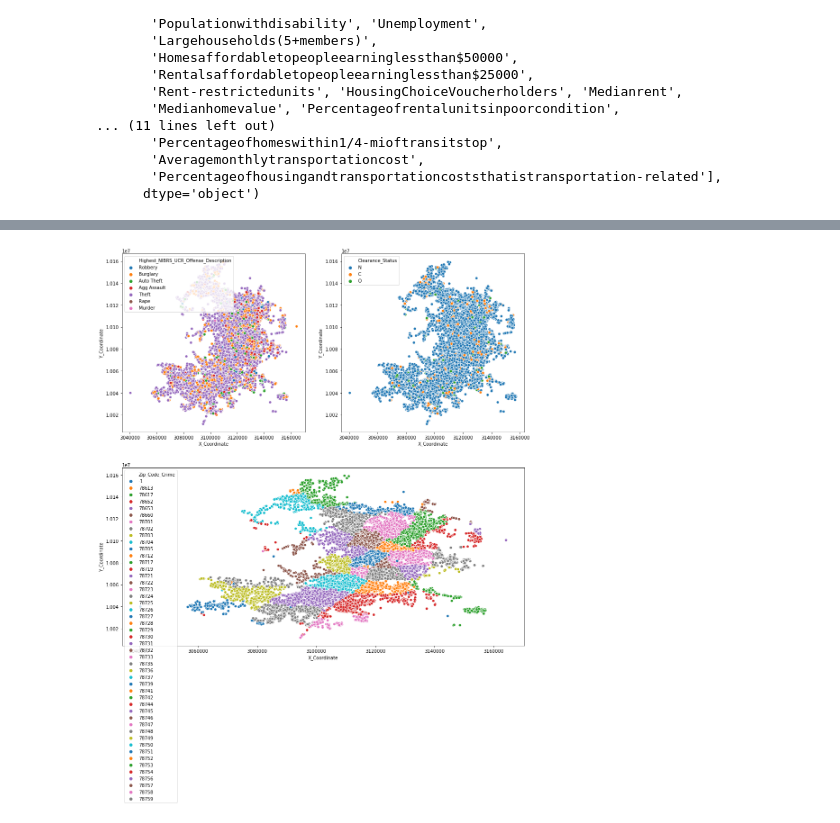
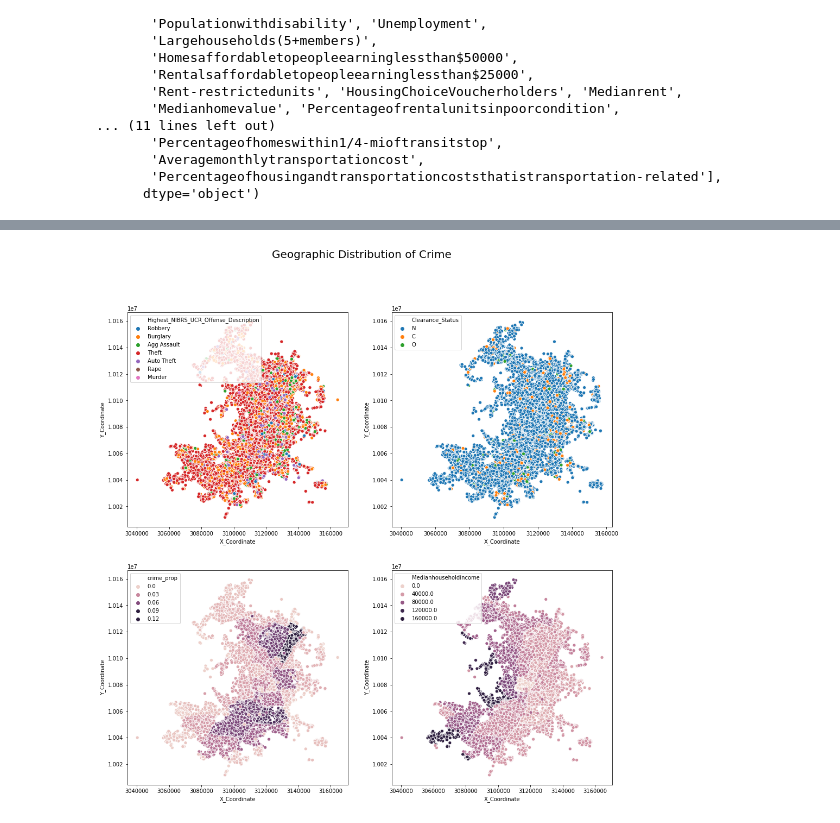
Before and after one commit to qiuxiao-chen/project-2, a Jupyter notebook: project2_zion.ipynb, the cells around one changed output, grey strips where cells are left out. Saved outputs shown, nothing was run; the diff lists cells and outputs as text; code cells hidden in the pictures.

```diff
--- a/project2_zion.ipynb
+++ b/project2_zion.ipynb
@@ -90 +103,6 @@ corrs
   0.0)]
+# %%
+zip_code_crime_prop = pd.DataFrame(df['Zip_Code_Crime'].value_counts(normalize=True).reset_index())
+zip_code_crime_prop.columns = ['Zip_Code_Crime', 'crime_prop']
+zip_code_crime_prop
+df = pd.merge(df, zip_code_crime_prop, on='Zip_Code_Crime')
@@ -91,9 +130,12 @@ corrs
 # %%
 # Scatter plot of crime location
 plt.figure(figsize=(16, 16))
-sns.scatterplot(x='X_Coordinate', y='Y_Coordinate', hue='Highest_NIBRS_UCR_Offense_Description', data=df, ax=plt.subplot(221))
-sns.scatterplot(x='X_Coordinate', y='Y_Coordinate', hue='Clearance_Status', data=df, ax=plt.subplot(222))
-sns.scatterplot(x='X_Coordinate', y='Y_Coordinate', hue='Zip_Code_Crime', data=df, ax=plt.subplot(212), palette=sns.color_palette(n_colors=df['Zip_Code_Crime'].nunique()))
+plt.suptitle('Geographic Distribution of Crime', fontsize=20)
+sns.scatterplot(x='X_Coordinate', y='Y_Coordinate', hue='Highest_NIBRS_UCR_Offense_Description', data=df, ax=plt.subplot(221)).legend(loc='upper left')
+sns.scatterplot(x='X_Coordinate', y='Y_Coordinate', hue='Clearance_Status', data=df, ax=plt.subplot(222)).legend(loc='upper left')
+sns.scatterplot(x='X_Coordinate', y='Y_Coordinate', hue='crime_prop', data=df, ax=plt.subplot(223)).legend(loc='upper left')
+sns.scatterplot(x='X_Coordinate', y='Y_Coordinate', hue='Medianhouseholdincome', data=df, ax=plt.subplot(224)).legend(loc='upper left')
+sns.set(font_scale=1)
 plt.show()
 # %% [output]
-[figure, old version]
+[figure, new version]
```
Also changed, not shown: parts of 7 cells of this notebook.
